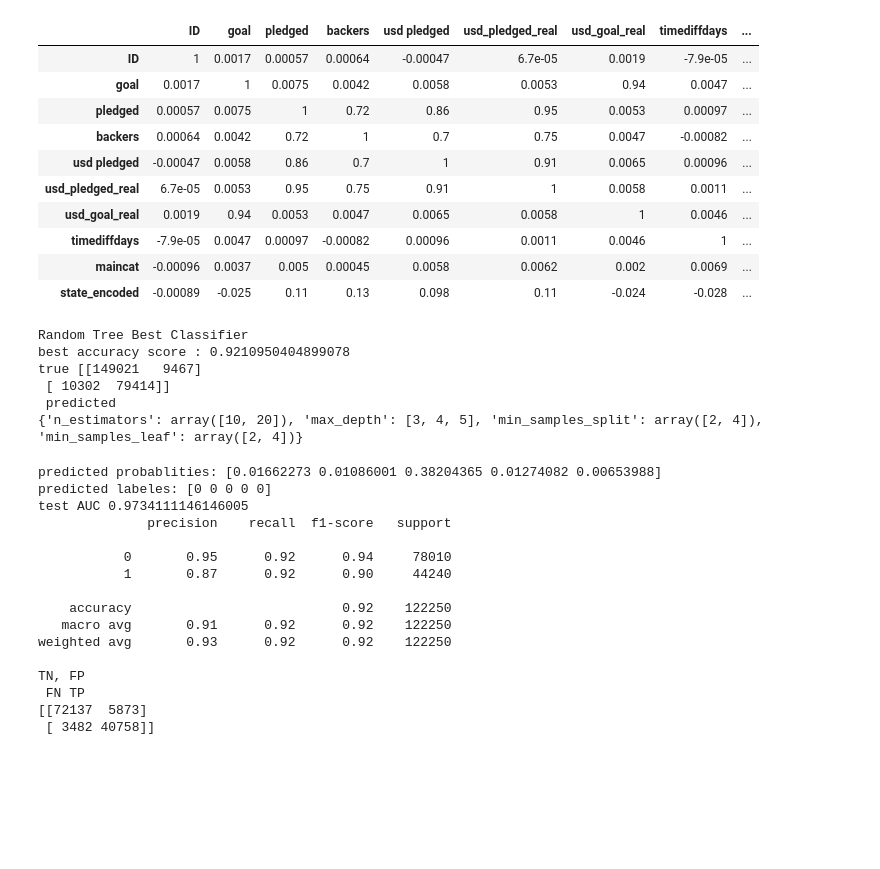
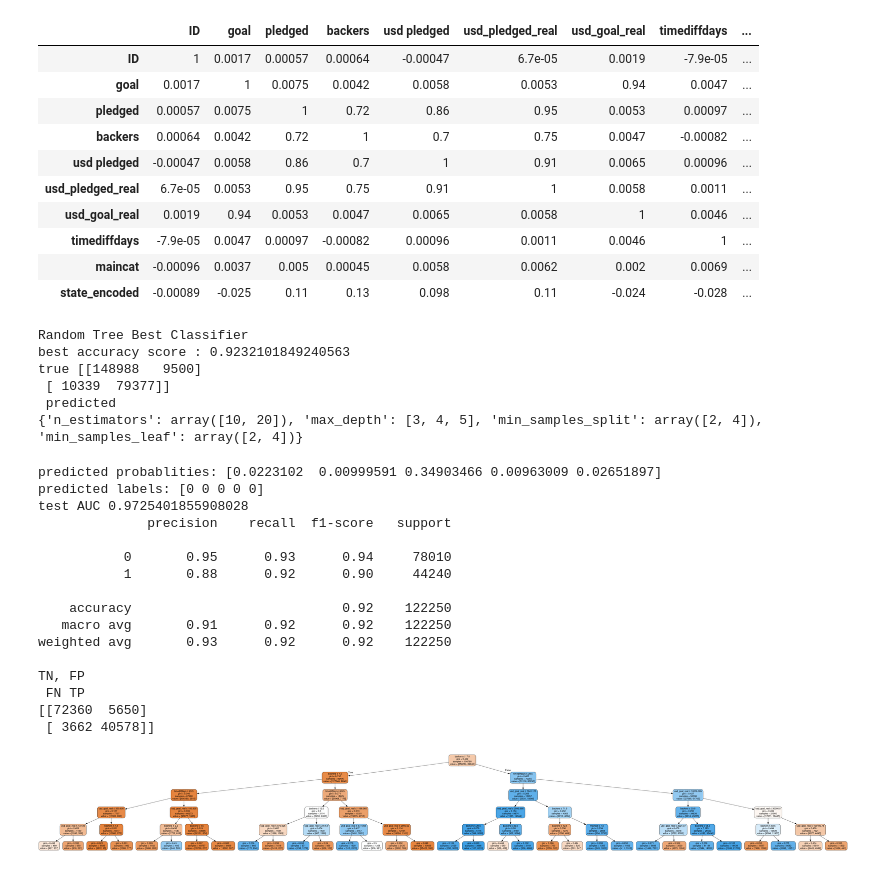
Before and after one commit to kenten132/finalprojectdavis, a Jupyter notebook: FinalProject.ipynb, the cells around one changed output. Drawn from its saved outputs; the diff is of its cells as text; code cells hidden in the pictures; blank space fills up the shorter version.

Commit message:
Starting on second model.

```diff
--- a/FinalProject.ipynb
+++ b/FinalProject.ipynb
@@ -63,12 +67,12 @@ corr.style.background_gradient(cmap='coolwarm').set_precision(2)
 | maincat | -0.00096 | 0.0037 | 0.005 | 0.00045 | 0.0058 | 0.0062 | 0.002 | 0.0069 | ... |
 | state_encoded | -0.00089 | -0.025 | 0.11 | 0.13 | 0.098 | 0.11 | -0.024 | -0.028 | ... |
 # %%
-feature_names = ['usd_goal_real','timediffdays','maincat','backers']
-features = df[feature_names]
+feature_names_1 = ['usd_goal_real','timediffdays','maincat','backers']
+features_1 = df[feature_names]
 labels = df['state_encoded']
 
 #data splitting
-x_train, x_test, y_train, y_test = train_test_split(features, labels, test_size=0.33, random_state=42)
+x_train, x_test, y_train, y_test = train_test_split(features_1, labels, test_size=0.33, random_state=42)
 # %%
 from sklearn.model_selection import cross_val_predict
 from sklearn.model_selection import cross_validate
@@ -77,12 +81,12 @@ from sklearn.model_selection import GridSearchCV
 model = RandomForestClassifier(n_estimators=10)
 scoring = 'accuracy'
 # estimates accuracy
-scores = cross_validate(model, x_train, y_train, scoring=[scoring] , cv=5)
+scores = cross_validate(model, x_train, y_train, scoring=[scoring] , cv=10)
 best_score = np.max(scores['test_' + scoring])
 print('Random Tree Best Classifier')
 print('best {0} score : {1}'.format(scoring, best_score))
 # create predictions
-y_pred = cross_val_predict(model, x_train, y_train, cv = 5)
+y_pred = cross_val_predict(model, x_train, y_train, cv = 10)
 print('true', confusion_matrix(y_train, y_pred), '\n predicted')
 
 # Number of trees in random forest
@@ -93,7 +97,7 @@ max_depth = [3,4,5]
 # Minimum number of samples required to split a node
 min_samples_split = np.arange(2, 6, 2)
 # Minimum number of samples required at each leaf node
-min_samples_leaf = np.arange(2, 6,2)
+min_samples_leaf = np.arange(2, 6, 2)
 # Method of selecting samples for training each tree
 param_grid= {'n_estimators': n_estimators,
                'max_depth': max_depth,
@@ -102,14 +106,14 @@ param_grid= {'n_estimators': n_estimators,
 print(param_grid)
 
 model = RandomForestClassifier(n_estimators=10)
-model = GridSearchCV(model, param_grid = param_grid,cv = 3,scoring=scoring, n_jobs = -1,  refit=True)
+model = GridSearchCV(model, param_grid = param_grid,cv = 5,scoring=scoring, n_jobs = -1,  refit=True)
 
 model = model.fit(x_train, y_train)
 # %% [output]
 Random Tree Best Classifier
-best accuracy score : 0.9210950404899078
-true [[149021   9467]
- [ 10302  79414]]
+best accuracy score : 0.9232101849240563
+true [[148988   9500]
+ [ 10339  79377]]
  predicted
 {'n_estimators': array([10, 20]), 'max_depth': [3, 4, 5], 'min_samples_split': array([2, 4]), 'min_samples_leaf': array([2, 4])}
 # %%
@@ -119,7 +123,7 @@ true [[149021   9467]
 pred_test = model.predict_proba(x_test)[:, 1]
 pred_labels_test = model.predict(x_test)
 print('predicted probablities: {}'.format(pred_test[0:5]))
-print('predicted labeles: {}'.format(pred_labels_test[0:5]) )
+print('predicted labels: {}'.format(pred_labels_test[0:5]) )
 
 # roc Auc score
 test_auc = roc_auc_score(y_test, pred_test)
@@ -135,13 +139,13 @@ cm = confusion_matrix(y_test, pred_labels_test)
 print('TN, FP \n FN TP')
 print(cm)
 # %% [output]
-predicted probablities: [0.01662273 0.01086001 0.38204365 0.01274082 0.00653988]
-predicted labeles: [0 0 0 0 0]
-test AUC 0.9734111146146005
+predicted probablities: [0.0223102  0.00999591 0.34903466 0.00963009 0.02651897]
+predicted labels: [0 0 0 0 0]
+test AUC 0.9725401855908028
               precision    recall  f1-score   support
 
-           0       0.95      0.92      0.94     78010
-           1       0.87      0.92      0.90     44240
+           0       0.95      0.93      0.94     78010
+           1       0.88      0.92      0.90     44240
 
     accuracy                           0.92    122250
    macro avg       0.91      0.92      0.92    122250
@@ -149,5 +153,22 @@ weighted avg       0.93      0.92      0.92    122250
 
 TN, FP
  FN TP
-[[72137  5873]
- [ 3482 40758]]
+[[72360  5650]
+ [ 3662 40578]]
+# %%
+from sklearn.externals.six import StringIO
+from IPython.display import Image
+from sklearn.tree import export_graphviz
+import pydotplus
+
+dot_data = StringIO()
+
+export_graphviz((model.best_estimator_.estimators_[0]) , out_file=dot_data,
+                filled=True, rounded=True,
+                feature_names = feature_names,
+                special_characters=True)
+
+graph = pydotplus.graph_from_dot_data(dot_data.getvalue())
+Image(graph.create_png())
+# %% [output]
+[figure, added]
```
Also changed, not shown: parts of 4 cells of this notebook.
